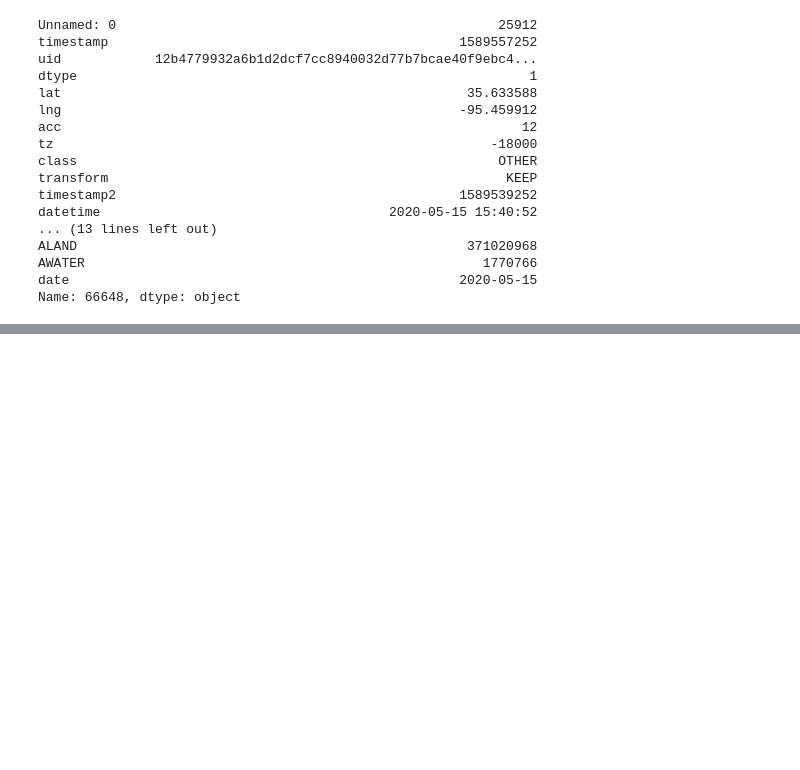
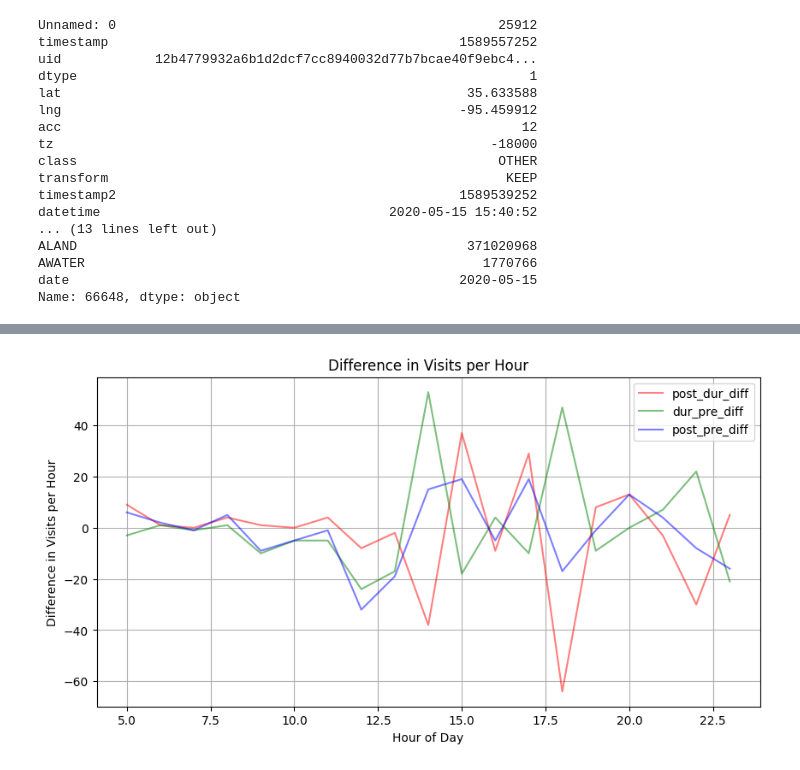
Before and after one commit to UW-GDA/SatMobFusion, a Jupyter notebook: geocoding_tests.ipynb, the cells around one changed output, grey strips where cells are left out. Drawn from its saved outputs; the diff is of its cells as text; code cells hidden in the pictures; blank space fills up the shorter version.

```diff
--- a/geocoding_tests.ipynb
+++ b/geocoding_tests.ipynb
@@ -207,0 +420,19 @@ print(rg_df_post)
+# %%
+f, ax = plt.subplots(1, 1, figsize=(20,5))
+# Scatterplot of the difference in visits per hour between all three days, three different colors
+vis_per_h_post.plot.line(x='hour', y='post_dur_diff', figsize=(10,5), color='red', alpha=0.5, ax=ax, label='post_dur_diff')
+vis_per_h_dur.plot.line(x='hour', y='dur_pre_diff', figsize=(10,5), color='green', alpha=0.5, ax=ax, label='dur_pre_diff')
+vis_per_h_post.plot.line(x='hour', y='post_pre_diff', figsize=(10,5), color='blue', alpha=0.5,ax=ax, label='post_pre_diff')
+
+# Turn on legend
+plt.legend()
+
+# Turn on grid
+plt.grid()
+# Make the plot look nicer
+plt.title('Difference in Visits per Hour')
+plt.xlabel('Hour of Day')
+plt.ylabel('Difference in Visits per Hour')
+plt.show()
+# %% [output]
+[figure, added]
```
Also changed, not shown: parts of 18 cells of this notebook.
